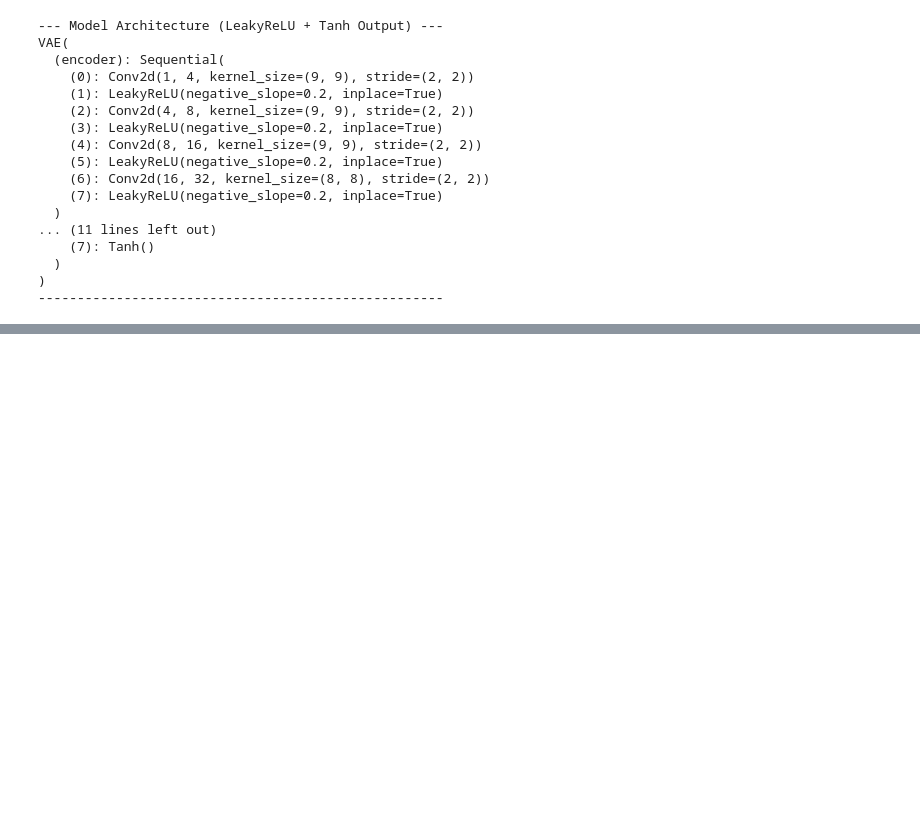
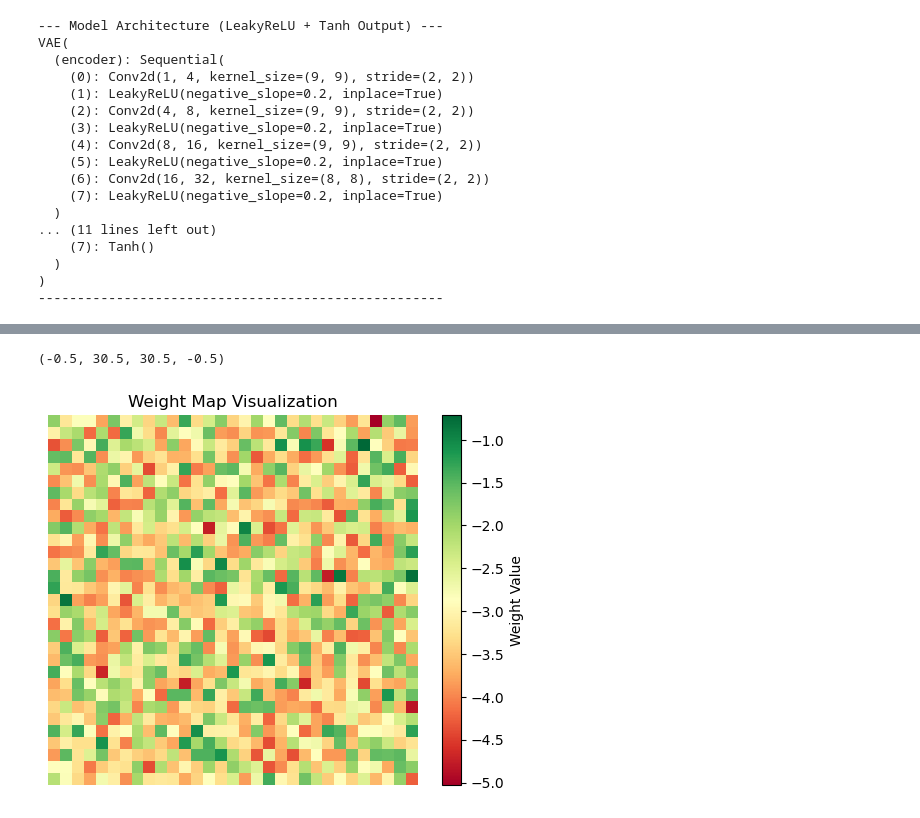
Before and after one commit to Angelamer/microstructural_segmentation, a Jupyter notebook: VAE_kikuchi.ipynb, the cells around one changed output, grey strips where cells are left out. Drawn from its saved outputs; the diff is of its cells as text; code cells hidden in the pictures; blank space fills up the shorter version.

```diff
--- a/VAE_kikuchi.ipynb
+++ b/VAE_kikuchi.ipynb
@@ -162,0 +172,10 @@ Error:
+# %%
+import matplotlib.pyplot as plt
+feature_maps = latents.T.reshape(latent_dim, 31, 31)
+im= plt.imshow(feature_maps[0], cmap="RdYlGn")
+plt.colorbar(im, label='Weight Value')
+plt.title("Weight Map Visualization")
+plt.axis('off')
+# %% [output]
+(-0.5, 30.5, 30.5, -0.5)
+[figure, added]
```
Also changed, not shown: parts of 12 cells of this notebook.
